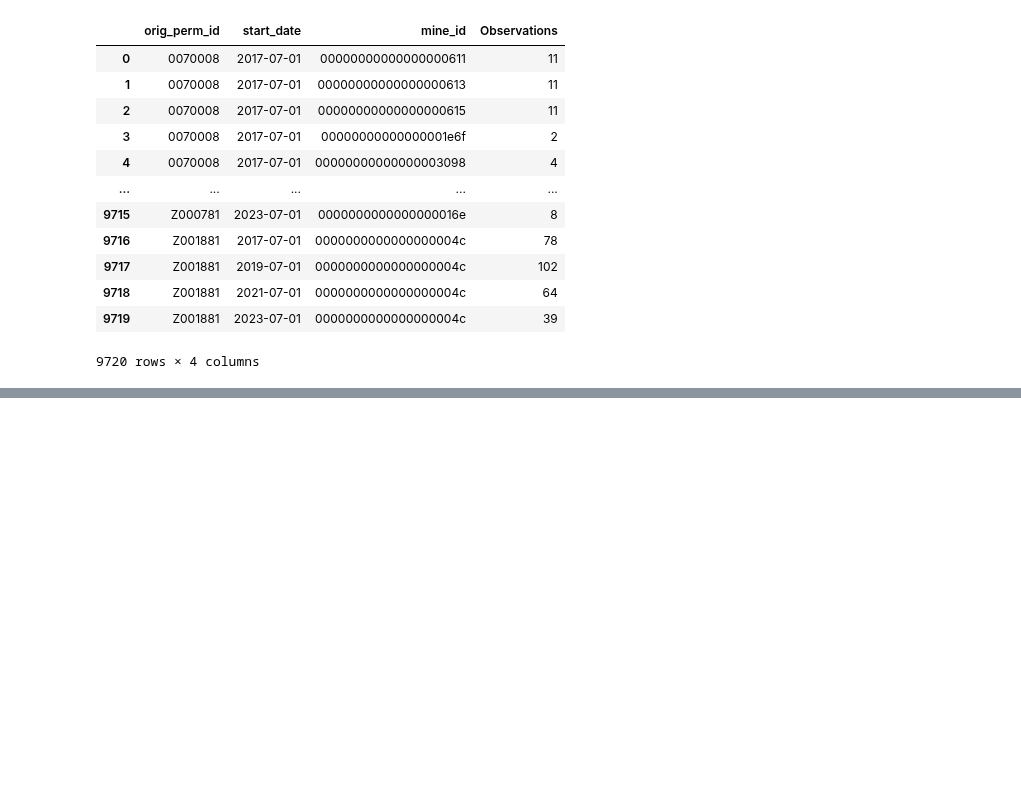
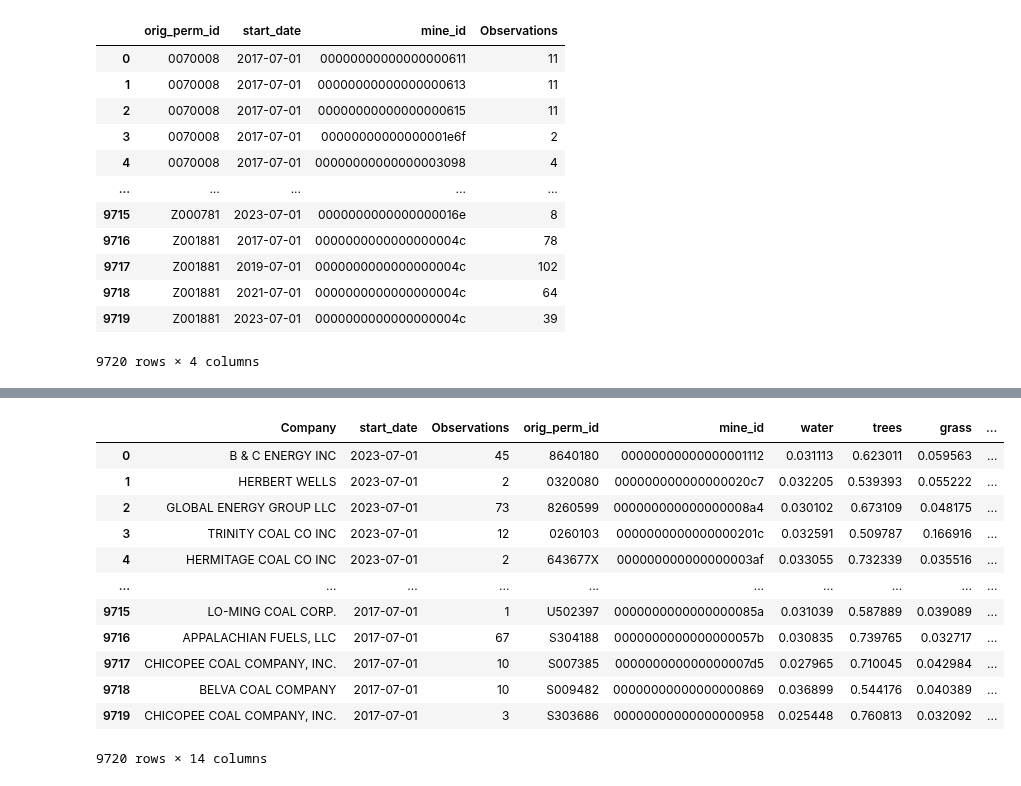
Before and after one commit to KendallScott/Capstone, a Jupyter notebook: Data_Cleanup_all.ipynb, the cells around one changed output, grey strips where cells are left out. Cells and saved outputs as stored; diff of their text form; code cells hidden in the pictures; blank space fills up the shorter version.

```diff
--- a/Data_Cleanup_all.ipynb
+++ b/Data_Cleanup_all.ipynb
@@ -221,12 +204,3 @@ df = pd.merge(df, group_df, on=['orig_perm_id', 'start_date', 'mine_id'], how='l
 df = df[['Company', 'start_date', 'Observations', 'orig_perm_id', 'mine_id']].drop_duplicates()
 df = df.reset_index()
 df = df.drop(['index'], axis=1)
-# %%
-df['water'] = df['water']/df['Observations']
-df['trees'] = df['trees']/df['Observations']
-df['grass'] = df['grass']/df['Observations']
-df['flooded_vegetation'] = df['flooded_vegetation']/df['Observations']
-df['shrub_and_scrub'] = df['shrub_and_scrub']/df['Observations']
-df['bare'] = df['bare']/df['Observations']
-df['built'] = df['built']/df['Observations']
-df
@@ -262,0 +207,28 @@ df
+# %%
+df = pd.merge(df, label0, on=['orig_perm_id', 'start_date', 'Company', 'mine_id'], how='left').drop_duplicates()
+df = pd.merge(df, label1, on=['orig_perm_id', 'start_date', 'Company', 'mine_id'], how='left').drop_duplicates()
+df = pd.merge(df, label2, on=['orig_perm_id', 'start_date', 'Company', 'mine_id'], how='left').drop_duplicates()
+df = pd.merge(df, label3, on=['orig_perm_id', 'start_date', 'Company', 'mine_id'], how='left').drop_duplicates()
+df = pd.merge(df, label4, on=['orig_perm_id', 'start_date', 'Company', 'mine_id'], how='left').drop_duplicates()
+df = pd.merge(df, label5, on=['orig_perm_id', 'start_date', 'Company', 'mine_id'], how='left').drop_duplicates()
+df = pd.merge(df, label6, on=['orig_perm_id', 'start_date', 'Company', 'mine_id'], how='left').drop_duplicates()
+df = pd.merge(df, label7, on=['orig_perm_id', 'start_date', 'Company', 'mine_id'], how='left').drop_duplicates()
+df = pd.merge(df, label8, on=['orig_perm_id', 'start_date', 'Company', 'mine_id'], how='left').drop_duplicates()
+
+
+df.fillna(0, inplace=True)
+df
+# %% [output]
+|  | Company | start_date | Observations | orig_perm_id | mine_id | water | trees | grass | ... |
+| 0 | B & C ENERGY INC | 2023-07-01 | 45 | 8640180 | 00000000000000001112 | 0.031113 | 0.623011 | 0.059563 | ... |
+| 1 | HERBERT WELLS | 2023-07-01 | 2 | 0320080 | 000000000000000020c7 | 0.032205 | 0.539393 | 0.055222 | ... |
+| 2 | GLOBAL ENERGY GROUP LLC | 2023-07-01 | 73 | 8260599 | 000000000000000008a4 | 0.030102 | 0.673109 | 0.048175 | ... |
+| 3 | TRINITY COAL CO INC | 2023-07-01 | 12 | 0260103 | 0000000000000000201c | 0.032591 | 0.509787 | 0.166916 | ... |
+| 4 | HERMITAGE COAL CO INC | 2023-07-01 | 2 | 643677X | 000000000000000003af | 0.033055 | 0.732339 | 0.035516 | ... |
+| ... | ... | ... | ... | ... | ... | ... | ... | ... | ... |
+| 9715 | LO-MING COAL CORP. | 2017-07-01 | 1 | U502397 | 0000000000000000085a | 0.031039 | 0.587889 | 0.039089 | ... |
+| 9716 | APPALACHIAN FUELS, LLC | 2017-07-01 | 67 | S304188 | 0000000000000000057b | 0.030835 | 0.739765 | 0.032717 | ... |
+| 9717 | CHICOPEE COAL COMPANY, INC. | 2017-07-01 | 10 | S007385 | 000000000000000007d5 | 0.027965 | 0.710045 | 0.042984 | ... |
+| 9718 | BELVA COAL COMPANY | 2017-07-01 | 10 | S009482 | 00000000000000000869 | 0.036899 | 0.544176 | 0.040389 | ... |
+| 9719 | CHICOPEE COAL COMPANY, INC. | 2017-07-01 | 3 | S303686 | 00000000000000000958 | 0.025448 | 0.760813 | 0.032092 | ... |
+9720 rows × 14 columns
```
Also changed, not shown: parts of 20 cells of this notebook.
